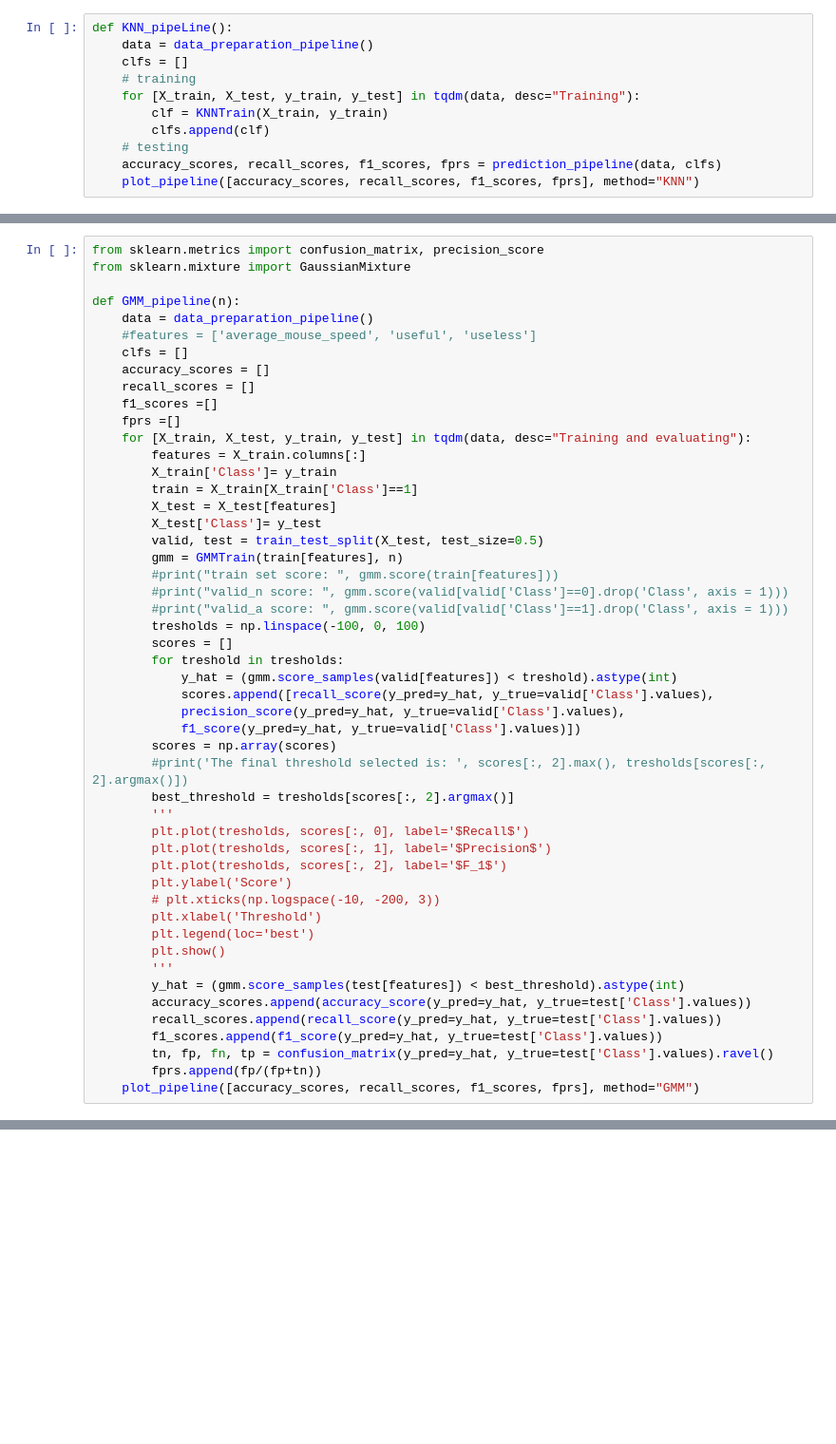
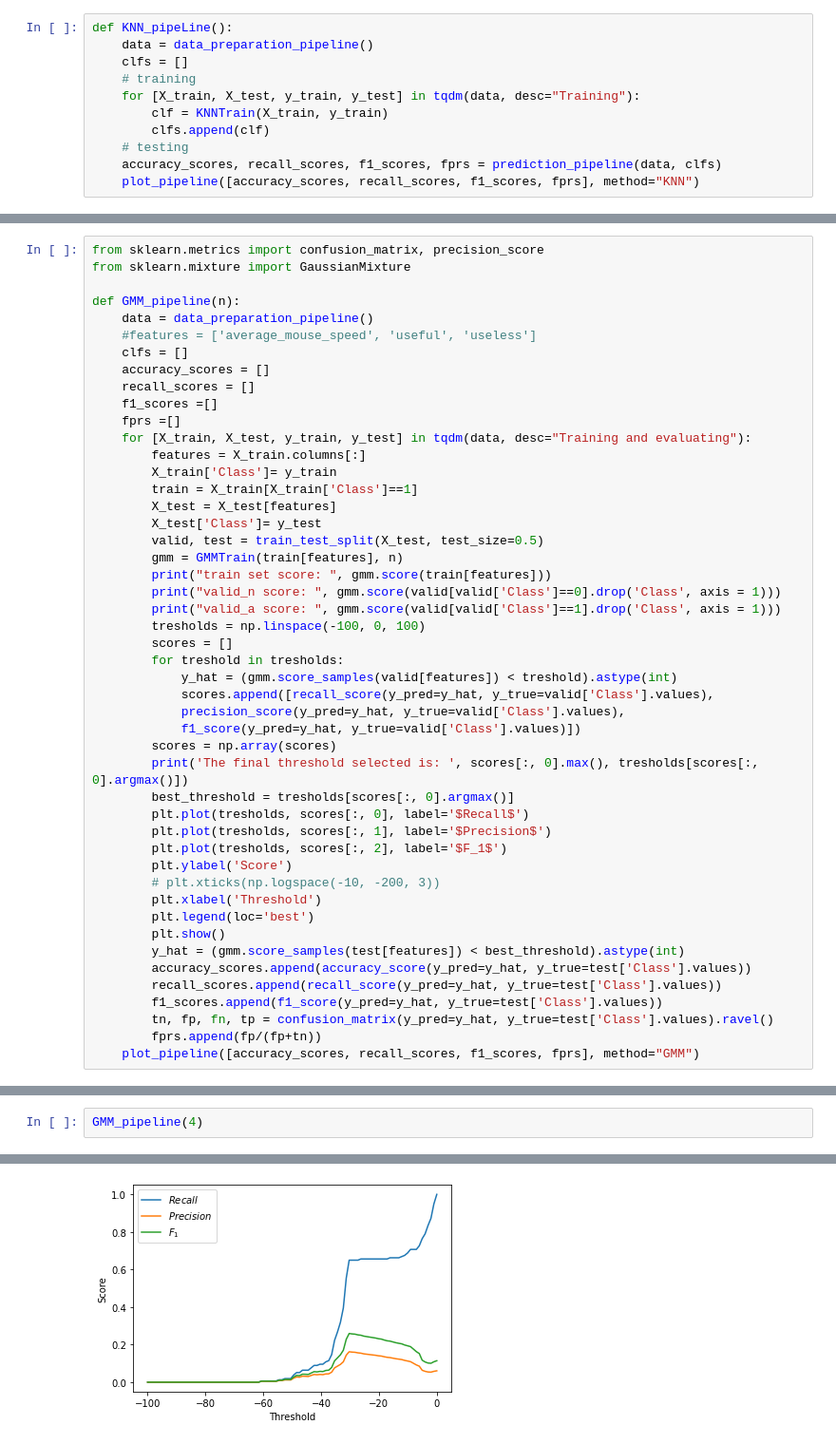
Before and after one commit to Kris2Wu/ACD, a Jupyter notebook: model_training_detection/machine_learning_train_pipeline.ipynb, the cells around one changed output, grey strips where cells are left out. Shown: that part at 95% size. Cells and saved outputs as stored; diff of their text form; blank space fills up the shorter version.

```diff
--- a/model_training_detection/machine_learning_train_pipeline.ipynb
+++ b/model_training_detection/machine_learning_train_pipeline.ipynb
@@ -278,9 +278,9 @@ def GMM_pipeline(n):
         X_test['Class']= y_test
         valid, test = train_test_split(X_test, test_size=0.5)
         gmm = GMMTrain(train[features], n)
-        #print("train set score: ", gmm.score(train[features]))
-        #print("valid_n score: ", gmm.score(valid[valid['Class']==0].drop('Class', axis = 1)))
-        #print("valid_a score: ", gmm.score(valid[valid['Class']==1].drop('Class', axis = 1)))
+        print("train set score: ", gmm.score(train[features]))
+        print("valid_n score: ", gmm.score(valid[valid['Class']==0].drop('Class', axis = 1)))
+        print("valid_a score: ", gmm.score(valid[valid['Class']==1].drop('Class', axis = 1)))
         tresholds = np.linspace(-100, 0, 100)
         scores = []
         for treshold in tresholds:
@@ -289,9 +289,8 @@ def GMM_pipeline(n):
             precision_score(y_pred=y_hat, y_true=valid['Class'].values),
             f1_score(y_pred=y_hat, y_true=valid['Class'].values)])
         scores = np.array(scores)
-        #print('The final threshold selected is: ', scores[:, 2].max(), tresholds[scores[:, 2].argmax()])
-        best_threshold = tresholds[scores[:, 2].argmax()]
-        '''
+        print('The final threshold selected is: ', scores[:, 0].max(), tresholds[scores[:, 0].argmax()])
+        best_threshold = tresholds[scores[:, 0].argmax()]
         plt.plot(tresholds, scores[:, 0], label='$Recall$')
         plt.plot(tresholds, scores[:, 1], label='$Precision$')
         plt.plot(tresholds, scores[:, 2], label='$F_1$')
@@ -300,7 +299,6 @@ def GMM_pipeline(n):
         plt.xlabel('Threshold')
         plt.legend(loc='best')
         plt.show()
-        '''
         y_hat = (gmm.score_samples(test[features]) < best_threshold).astype(int)
         accuracy_scores.append(accuracy_score(y_pred=y_hat, y_true=test['Class'].values))
         recall_scores.append(recall_score(y_pred=y_hat, y_true=test['Class'].values))
@@ -328,0 +309,3 @@ n component:  6
+# %%
+GMM_pipeline(4)
+# %% [output]
@@ -328,0 +316 @@ n component:  6
+[figure, added]
```
Also changed, not shown: parts of 8 cells of this notebook.
